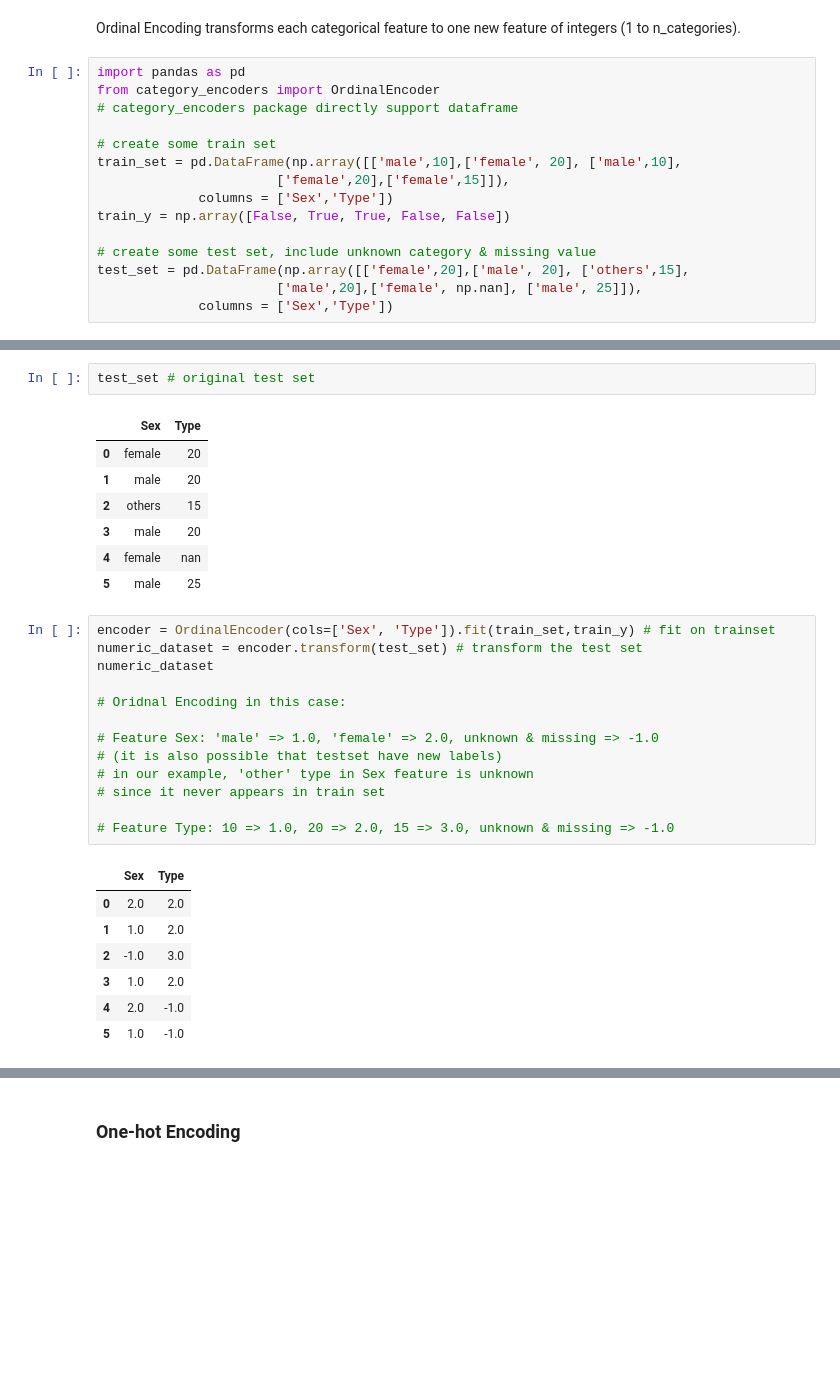
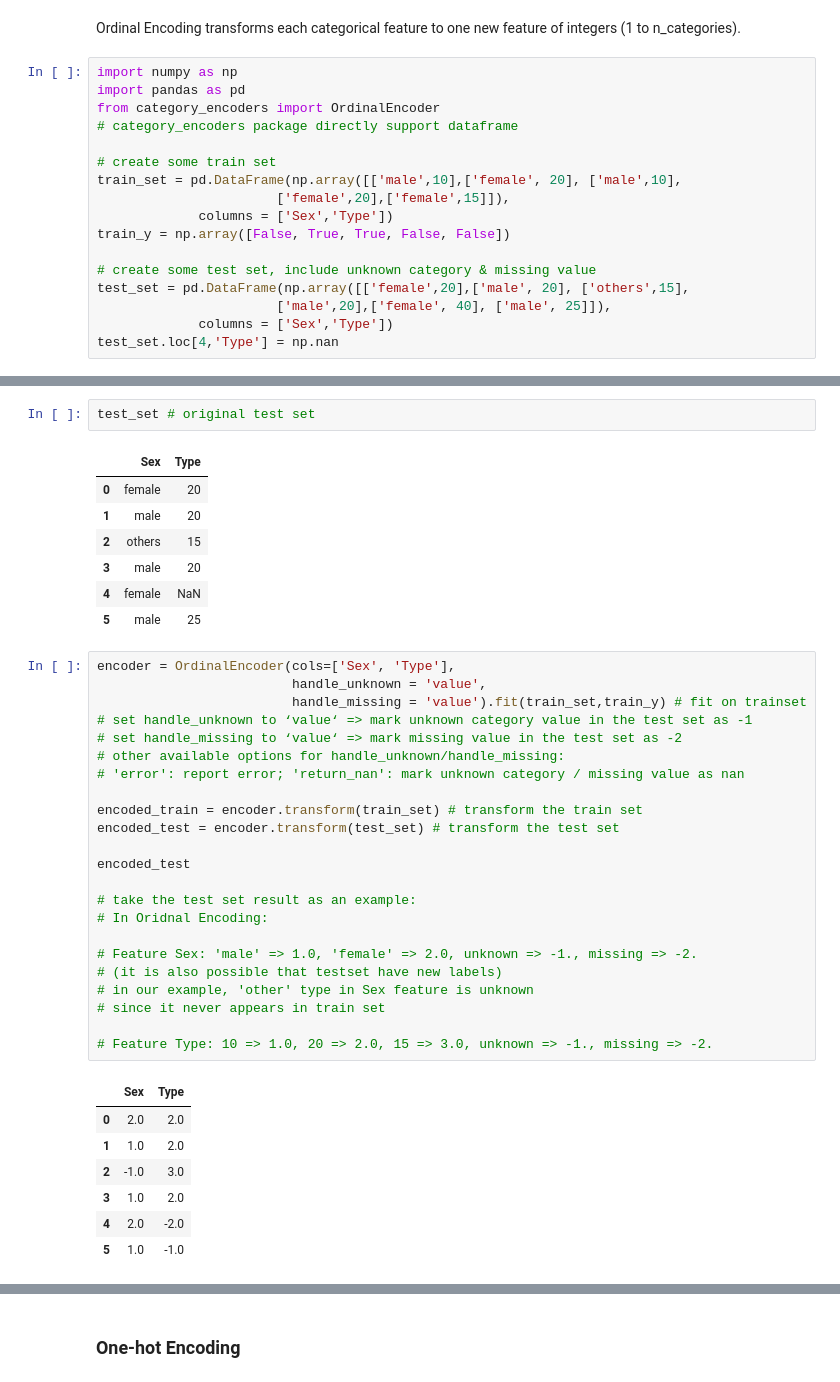
Before and after one commit to YC-Coder-Chen/feature-engineering-handbook, a Jupyter notebook: 1. Data Preprocessing.ipynb, the cells around one changed output, grey strips where cells are left out. Cells and saved outputs as stored; diff of their text form; blank space fills up the shorter version.

```diff
--- a/1. Data Preprocessing.ipynb
+++ b/1. Data Preprocessing.ipynb
@@ -721,6 +761,7 @@ In the real world, it is often that datasets include categorical features. But s
 # %% [markdown]
 Ordinal Encoding transforms each categorical feature to one new feature of integers (1 to n_categories).
 # %%
+import numpy as np
 import pandas as pd
 from category_encoders import OrdinalEncoder
 # category_encoders package directly support dataframe
@@ -733,5 +774,6 @@ train_y = np.array([False, True, True, False, False])
 
 # create some test set, include unknown category & missing value
 test_set = pd.DataFrame(np.array([['female',20],['male', 20], ['others',15],
-                       ['male',20],['female', np.nan], ['male', 25]]),
+                       ['male',20],['female', 40], ['male', 25]]),
              columns = ['Sex','Type'])
+test_set.loc[4,'Type'] = np.nan
@@ -743,26 +794,36 @@ test_set # original test set
 | 1 | male | 20 |
 | 2 | others | 15 |
 | 3 | male | 20 |
-| 4 | female | nan |
+| 4 | female | NaN |
 | 5 | male | 25 |
 # %%
-encoder = OrdinalEncoder(cols=['Sex', 'Type']).fit(train_set,train_y) # fit on trainset
-numeric_dataset = encoder.transform(test_set) # transform the test set
-numeric_dataset
+encoder = OrdinalEncoder(cols=['Sex', 'Type'],
+                         handle_unknown = 'value',
+                         handle_missing = 'value').fit(train_set,train_y) # fit on trainset
+# set handle_unknown to ‘value‘ => mark unknown category value in the test set as -1
+# set handle_missing to ‘value‘ => mark missing value in the test set as -2
+# other available options for handle_unknown/handle_missing:
+# 'error': report error; 'return_nan': mark unknown category / missing value as nan
 
-# Oridnal Encoding in this case:
+encoded_train = encoder.transform(train_set) # transform the train set
+encoded_test = encoder.transform(test_set) # transform the test set
 
-# Feature Sex: 'male' => 1.0, 'female' => 2.0, unknown & missing => -1.0
+encoded_test
+
+# take the test set result as an example:
+# In Oridnal Encoding:
+
+# Feature Sex: 'male' => 1.0, 'female' => 2.0, unknown => -1., missing => -2.
 # (it is also possible that testset have new labels)
 # in our example, 'other' type in Sex feature is unknown
 # since it never appears in train set
 
-# Feature Type: 10 => 1.0, 20 => 2.0, 15 => 3.0, unknown & missing => -1.0
+# Feature Type: 10 => 1.0, 20 => 2.0, 15 => 3.0, unknown => -1., missing => -2.
 # %% [output]
 |  | Sex | Type |
 | 0 | 2.0 | 2.0 |
 | 1 | 1.0 | 2.0 |
 | 2 | -1.0 | 3.0 |
 | 3 | 1.0 | 2.0 |
-| 4 | 2.0 | -1.0 |
+| 4 | 2.0 | -2.0 |
 | 5 | 1.0 | -1.0 |
```
Also changed, not shown: parts of 100 cells of this notebook, 1 other file.
